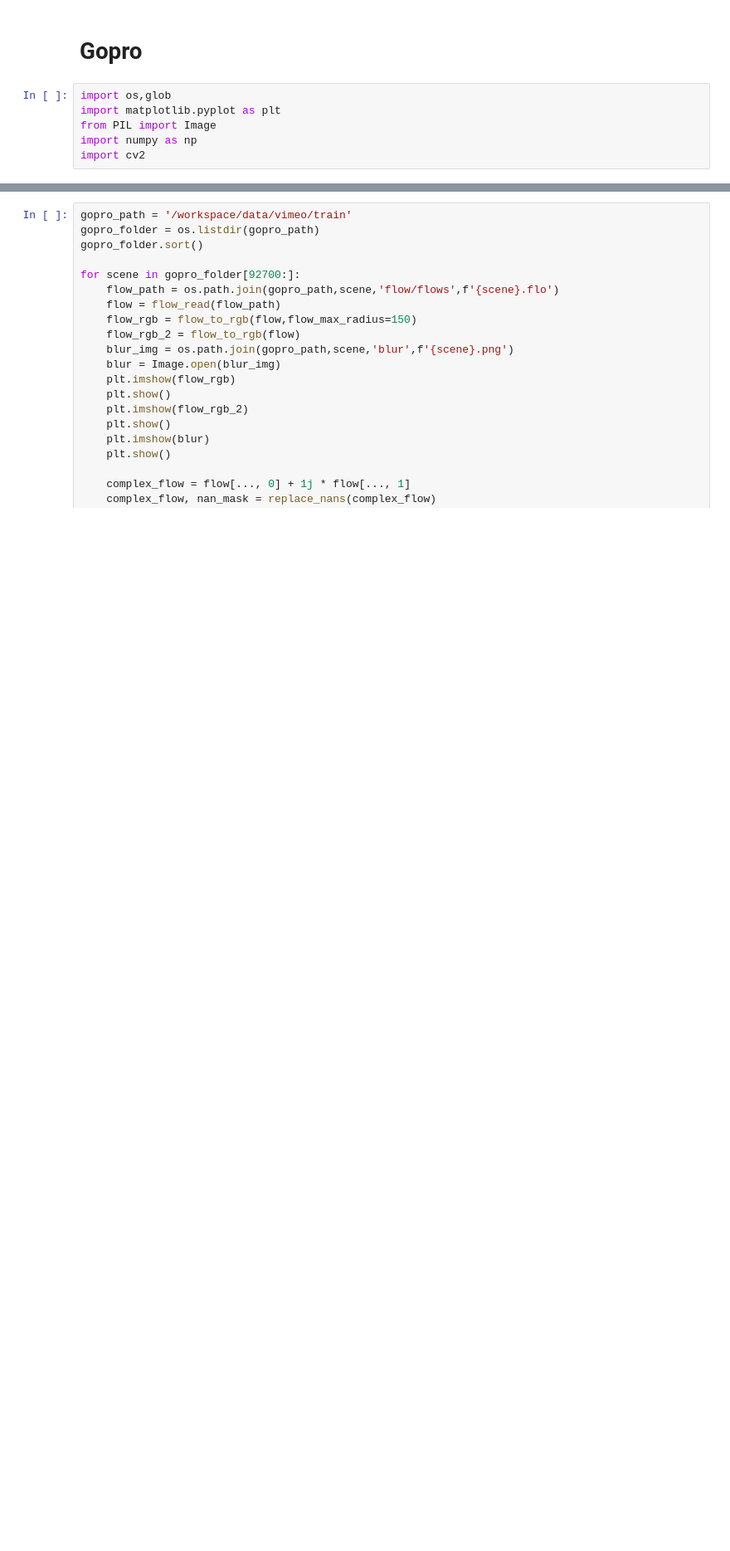
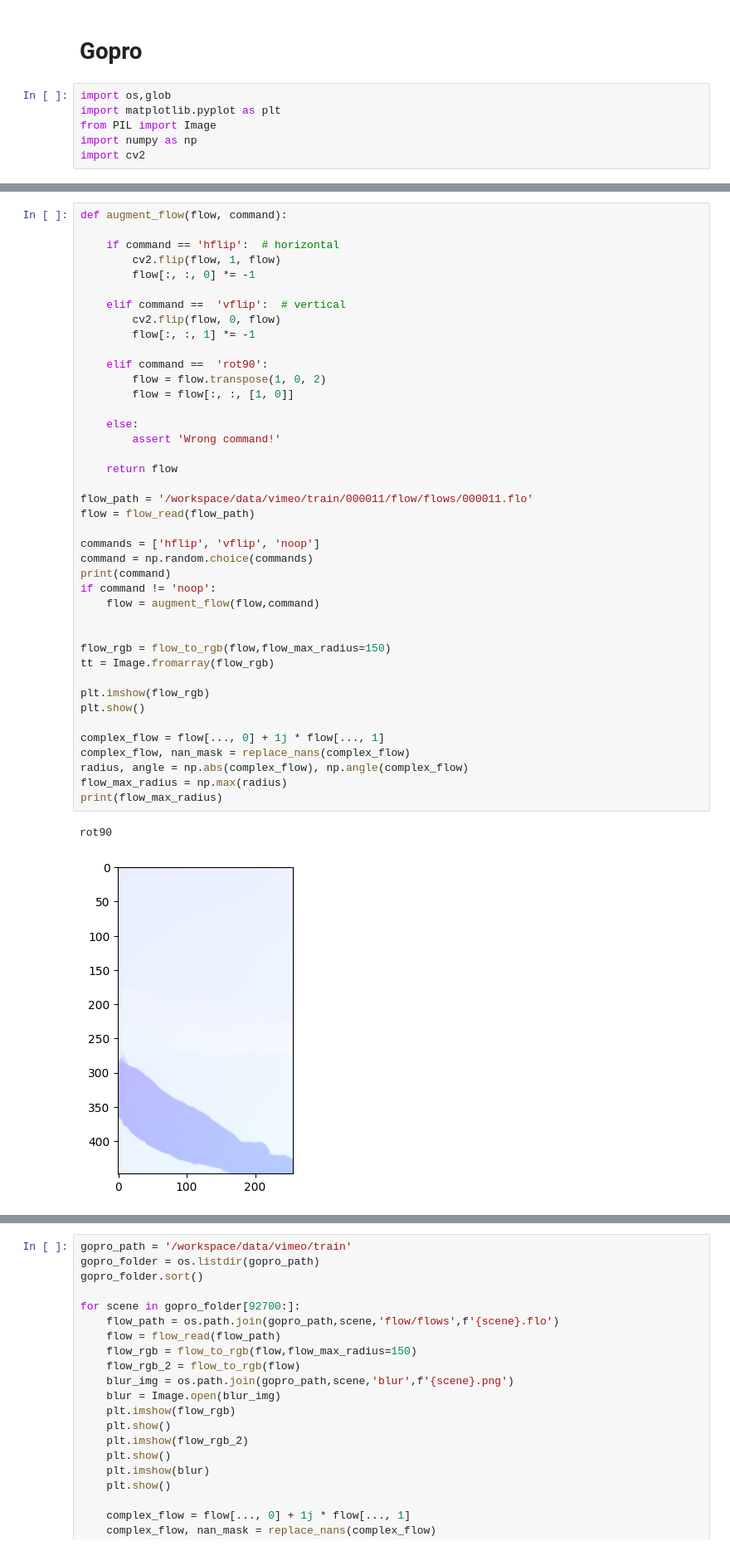
Before and after one commit to JuWanMaeng/Diffuse_Blur_to_Event, a Jupyter notebook: check_max_flow.ipynb, the cells around one changed output, grey strips where cells are left out. Shown: that part at 83% size. Saved outputs shown, nothing was run; the diff lists cells and outputs as text; blank space fills up the shorter version.

Commit message:
flow dataset

```diff
--- a/check_max_flow.ipynb
+++ b/check_max_flow.ipynb
@@ -96,0 +105,44 @@ for scene in gopro_folder[10:]:
+# %%
+def augment_flow(flow, command):
+
+    if command == 'hflip':  # horizontal
+        cv2.flip(flow, 1, flow)
+        flow[:, :, 0] *= -1
+
+    elif command ==  'vflip':  # vertical
+        cv2.flip(flow, 0, flow)
+        flow[:, :, 1] *= -1
+
+    elif command ==  'rot90':
+        flow = flow.transpose(1, 0, 2)
+        flow = flow[:, :, [1, 0]]
+
+    else:
+        assert 'Wrong command!'
+
+    return flow
+
+flow_path = '/workspace/data/vimeo/train/000011/flow/flows/000011.flo'
+flow = flow_read(flow_path)
+
+commands = ['hflip', 'vflip', 'noop']
+command = np.random.choice(commands)
+print(command)
+if command != 'noop':
+    flow = augment_flow(flow,command)
+
+
+flow_rgb = flow_to_rgb(flow,flow_max_radius=150)
+tt = Image.fromarray(flow_rgb)
+
+plt.imshow(flow_rgb)
+plt.show()
+
+complex_flow = flow[..., 0] + 1j * flow[..., 1]
+complex_flow, nan_mask = replace_nans(complex_flow)
+radius, angle = np.abs(complex_flow), np.angle(complex_flow)
+flow_max_radius = np.max(radius)
+print(flow_max_radius)
+# %% [output]
+rot90
+[figure, added]
```
Also changed, not shown: parts of 4 cells of this notebook, 1 other file.
